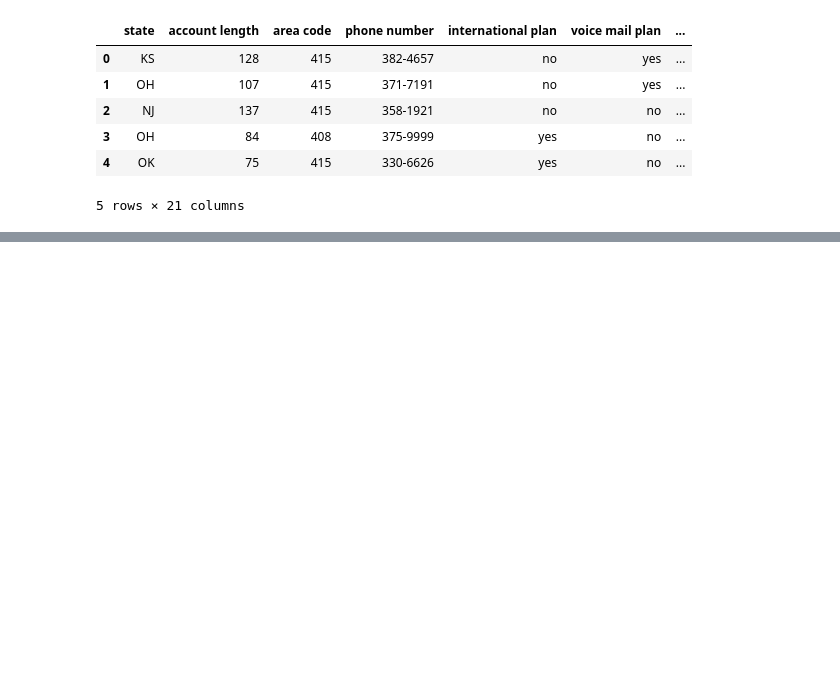
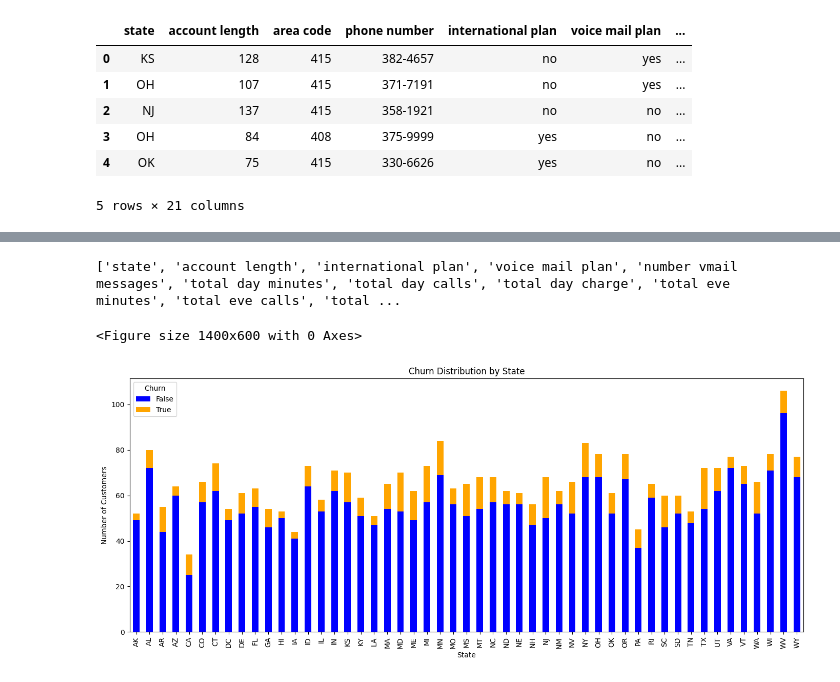
Before and after one commit to hanifa331/customer-churn, a Jupyter notebook: studenth.ipynb, the cells around one changed output, grey strips where cells are left out. Saved outputs shown, nothing was run; the diff lists cells and outputs as text; code cells hidden in the pictures; blank space fills up the shorter version.

```diff
--- a/studenth.ipynb
+++ b/studenth.ipynb
@@ -20,0 +147,27 @@ df.head()
+# %%
+print(df.columns.tolist())
+# %% [output]
+['state', 'account length', 'international plan', 'voice mail plan', 'number vmail messages', 'total day minutes', 'total day calls', 'total day charge', 'total eve minutes', 'total eve calls', 'total ...
+# %%
+df.groupby(["state", "churn"]).size().unstack()
+plt.figure(figsize=(14, 6))
+df['churn'] = df['churn'].astype(bool)
+churn_counts = df.groupby(['state', 'churn']).size().unstack(fill_value=0)
+
+churn_counts.plot(
+    kind='bar',
+    stacked=True,
+    figsize=(14, 6),
+    color=["blue", "orange"]
+)
+
+plt.title('Churn Distribution by State')
+plt.xlabel('State')
+plt.ylabel('Number of Customers')
+plt.xticks(rotation=90)
+plt.legend(title='Churn', labels=['False', 'True'])
+plt.tight_layout()
+plt.show()
+# %% [output]
+<Figure size 1400x600 with 0 Axes>
+[figure, added]
```
Also changed, not shown: parts of 17 cells of this notebook, 1 other file.
